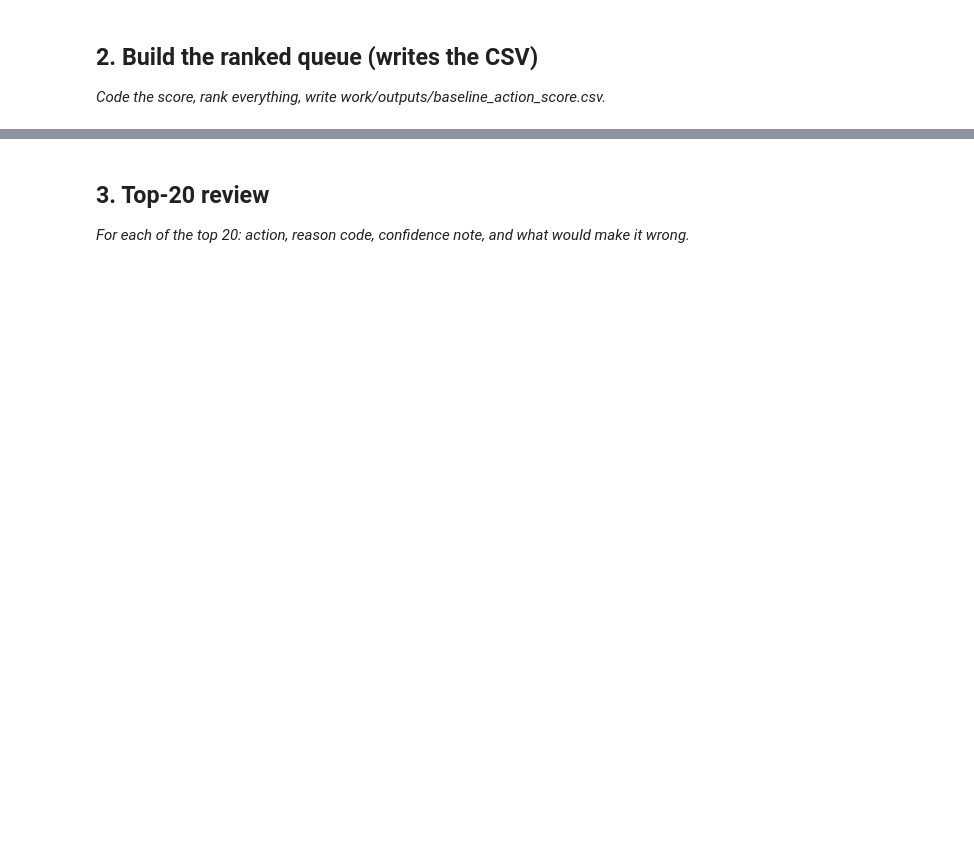
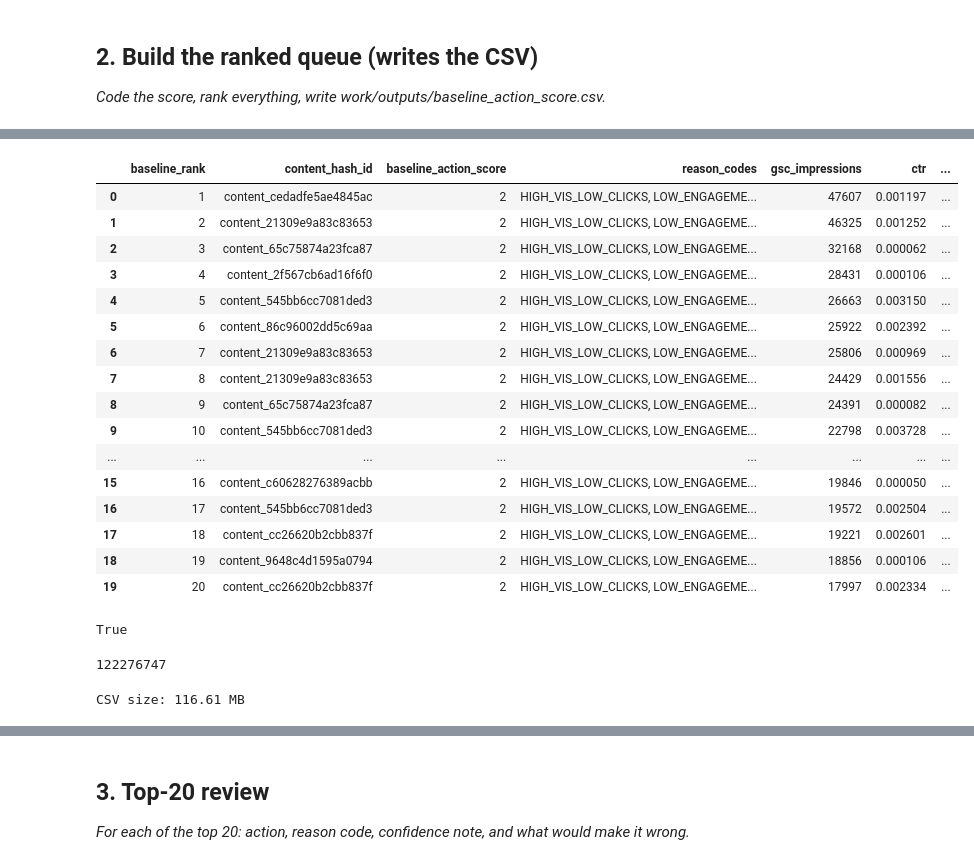
Before and after one commit to hydroz3/flyrank-ml-intern, a Jupyter notebook: work/notebooks/w04_baseline_score.ipynb, the cells around one changed output, grey strips where cells are left out. Cells and saved outputs as stored; diff of their text form; code cells hidden in the pictures; blank space fills up the shorter version.

```diff
--- a/work/notebooks/w04_baseline_score.ipynb
+++ b/work/notebooks/w04_baseline_score.ipynb
@@ -22,0 +468,31 @@ This skeleton is yours to fill. Work the sections **in order** — each one has
+# %%
+ranked_queue[
+    [
+        "baseline_rank",
+        "content_hash_id",
+        "baseline_action_score",
+        "reason_codes",
+        "gsc_impressions",
+        "ctr",
+        "ga4_sessions",
+        "engagement_rate"
+    ]
+].head(20)
+# %% [output]
+|  | baseline_rank | content_hash_id | baseline_action_score | reason_codes | gsc_impressions | ctr | ... |
+| 0 | 1 | content_cedadfe5ae4845ac | 2 | HIGH_VIS_LOW_CLICKS, LOW_ENGAGEME... | 47607 | 0.001197 | ... |
+| 1 | 2 | content_21309e9a83c83653 | 2 | HIGH_VIS_LOW_CLICKS, LOW_ENGAGEME... | 46325 | 0.001252 | ... |
+| 2 | 3 | content_65c75874a23fca87 | 2 | HIGH_VIS_LOW_CLICKS, LOW_ENGAGEME... | 32168 | 0.000062 | ... |
+| 3 | 4 | content_2f567cb6ad16f6f0 | 2 | HIGH_VIS_LOW_CLICKS, LOW_ENGAGEME... | 28431 | 0.000106 | ... |
+| 4 | 5 | content_545bb6cc7081ded3 | 2 | HIGH_VIS_LOW_CLICKS, LOW_ENGAGEME... | 26663 | 0.003150 | ... |
+| 5 | 6 | content_86c96002dd5c69aa | 2 | HIGH_VIS_LOW_CLICKS, LOW_ENGAGEME... | 25922 | 0.002392 | ... |
+| 6 | 7 | content_21309e9a83c83653 | 2 | HIGH_VIS_LOW_CLICKS, LOW_ENGAGEME... | 25806 | 0.000969 | ... |
+| 7 | 8 | content_21309e9a83c83653 | 2 | HIGH_VIS_LOW_CLICKS, LOW_ENGAGEME... | 24429 | 0.001556 | ... |
+| 8 | 9 | content_65c75874a23fca87 | 2 | HIGH_VIS_LOW_CLICKS, LOW_ENGAGEME... | 24391 | 0.000082 | ... |
+| 9 | 10 | content_545bb6cc7081ded3 | 2 | HIGH_VIS_LOW_CLICKS, LOW_ENGAGEME... | 22798 | 0.003728 | ... |
+| ... | ... | ... | ... | ... | ... | ... | ... |
+| 15 | 16 | content_c60628276389acbb | 2 | HIGH_VIS_LOW_CLICKS, LOW_ENGAGEME... | 19846 | 0.000050 | ... |
+| 16 | 17 | content_545bb6cc7081ded3 | 2 | HIGH_VIS_LOW_CLICKS, LOW_ENGAGEME... | 19572 | 0.002504 | ... |
+| 17 | 18 | content_cc26620b2cbb837f | 2 | HIGH_VIS_LOW_CLICKS, LOW_ENGAGEME... | 19221 | 0.002601 | ... |
+| 18 | 19 | content_9648c4d1595a0794 | 2 | HIGH_VIS_LOW_CLICKS, LOW_ENGAGEME... | 18856 | 0.000106 | ... |
+| 19 | 20 | content_cc26620b2cbb837f | 2 | HIGH_VIS_LOW_CLICKS, LOW_ENGAGEME... | 17997 | 0.002334 | ... |
@@ -22,0 +519,16 @@ This skeleton is yours to fill. Work the sections **in order** — each one has
+# %%
+os.path.exists(output_path)
+# %% [output]
+True
+# %%
+os.path.getsize(output_path)
+# %% [output]
+122276747
+# %%
+print(
+    "CSV size:",
+    round(os.path.getsize(output_path) / 1024 / 1024, 2),
+    "MB"
+)
+# %% [output]
+CSV size: 116.61 MB
```
Also changed, not shown: parts of 50 cells of this notebook.
